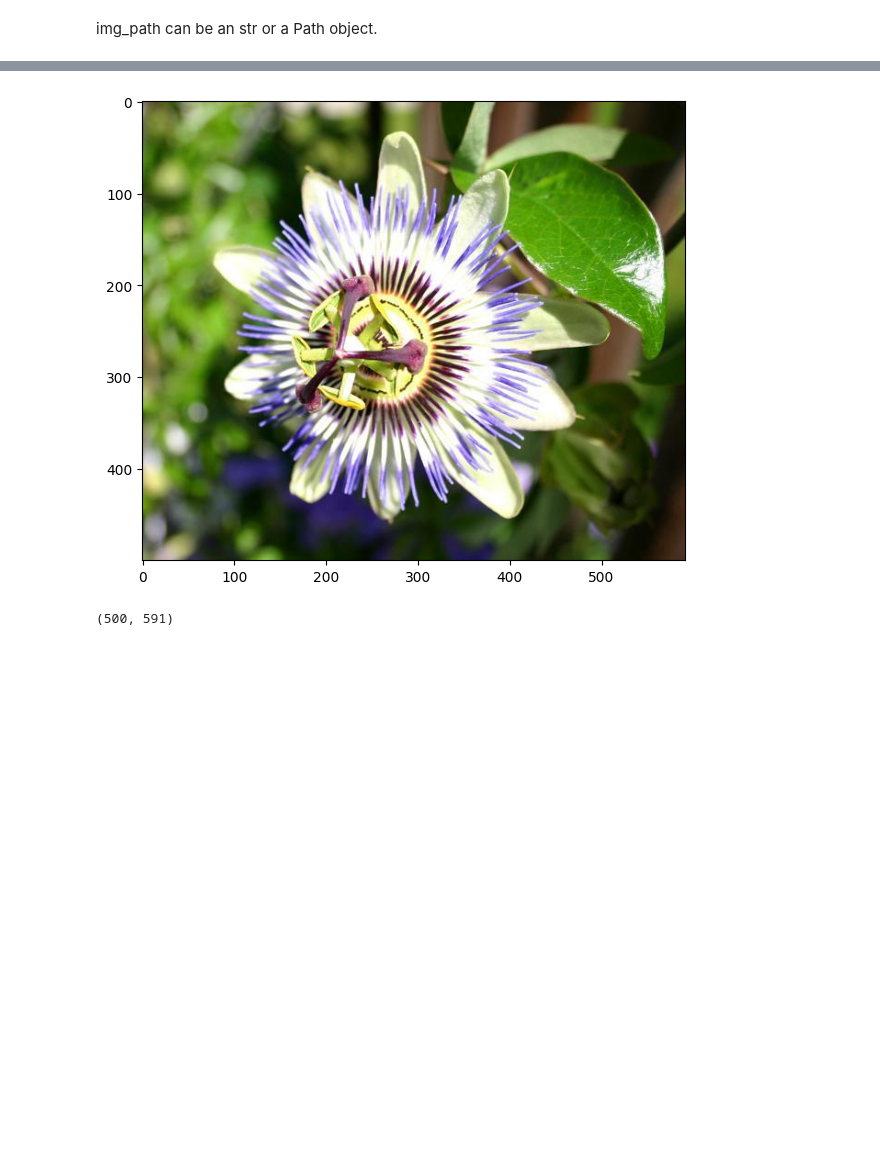
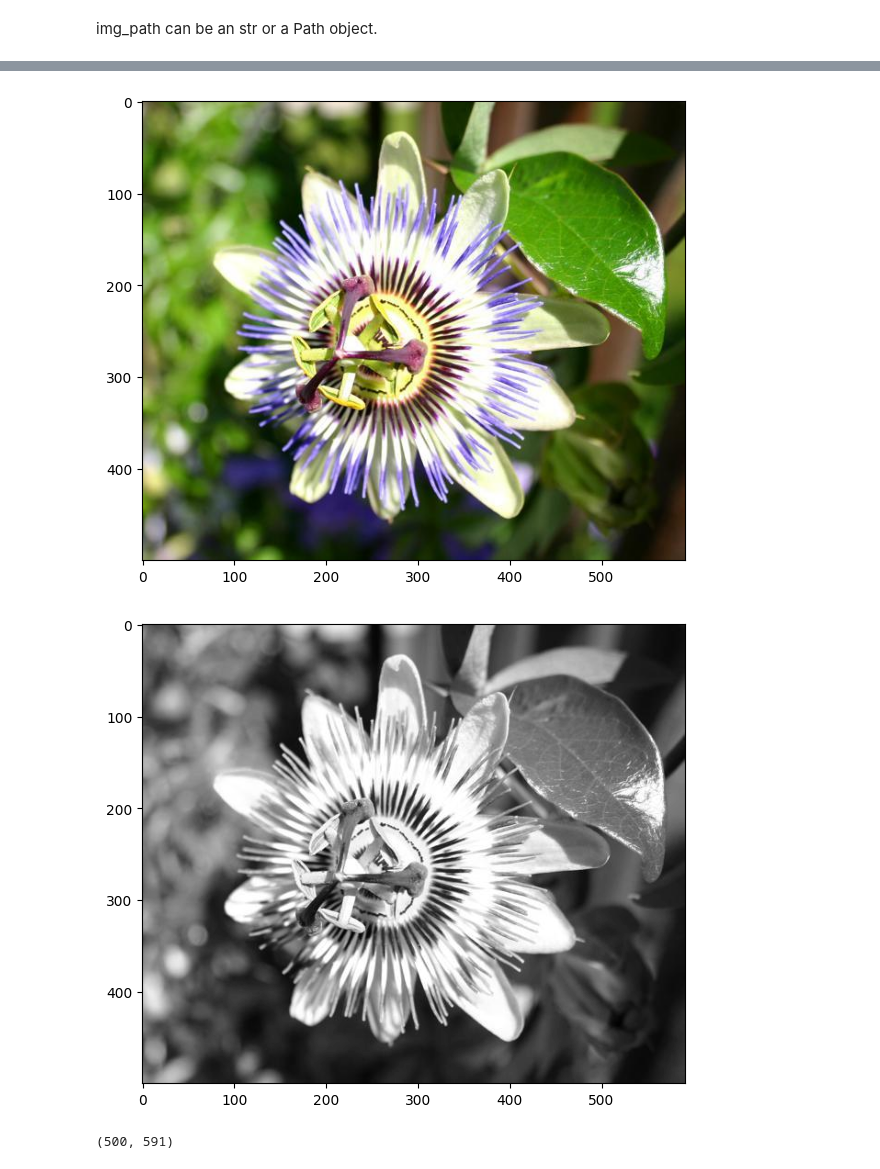
Before and after one commit to DreamAIIO/dreamai, a Jupyter notebook: nbs/00_vision.ipynb, the cells around one changed output, grey strips where cells are left out. Saved outputs shown, nothing was run; the diff lists cells and outputs as text; code cells hidden in the pictures; blank space fills up the shorter version.

```diff
--- a/nbs/00_vision.ipynb
+++ b/nbs/00_vision.ipynb
@@ -69,6 +69,10 @@ def rgb_read(img, shape=None):
         img = cv2.resize(img, (shape[1], shape[0]))
     return img
 
+def c1_read(img):
+    "Read an image from `img` and convert it to grayscale."
+    return cv2.imread(str(img), 0)
+
 def tensor_to_img(t):
     if t.dim() > 3:
         return [np.array(np.transpose(t_,(1,2,0))) for t_ in t]
@@ -102,12 +106,17 @@ x = cv2.imread(str(img_path))
 
 # So we prefer to use rgb_read.
 x2 = rgb_read(img_path)
+
+# If we want a grayscale image, we can use c1_read.
+x3 = c1_read(img_path)
 # %%
 plt_show(x)
 plt_show(x2)
+plt_show(x3, cmap='gray')
 # %% [output]
 [figure]
 [figure]
+[figure, added]
 # %%
 get_hw(x)
 # %% [output]
```
Also changed, not shown: parts of 1 cell of this notebook, 8 other files.
